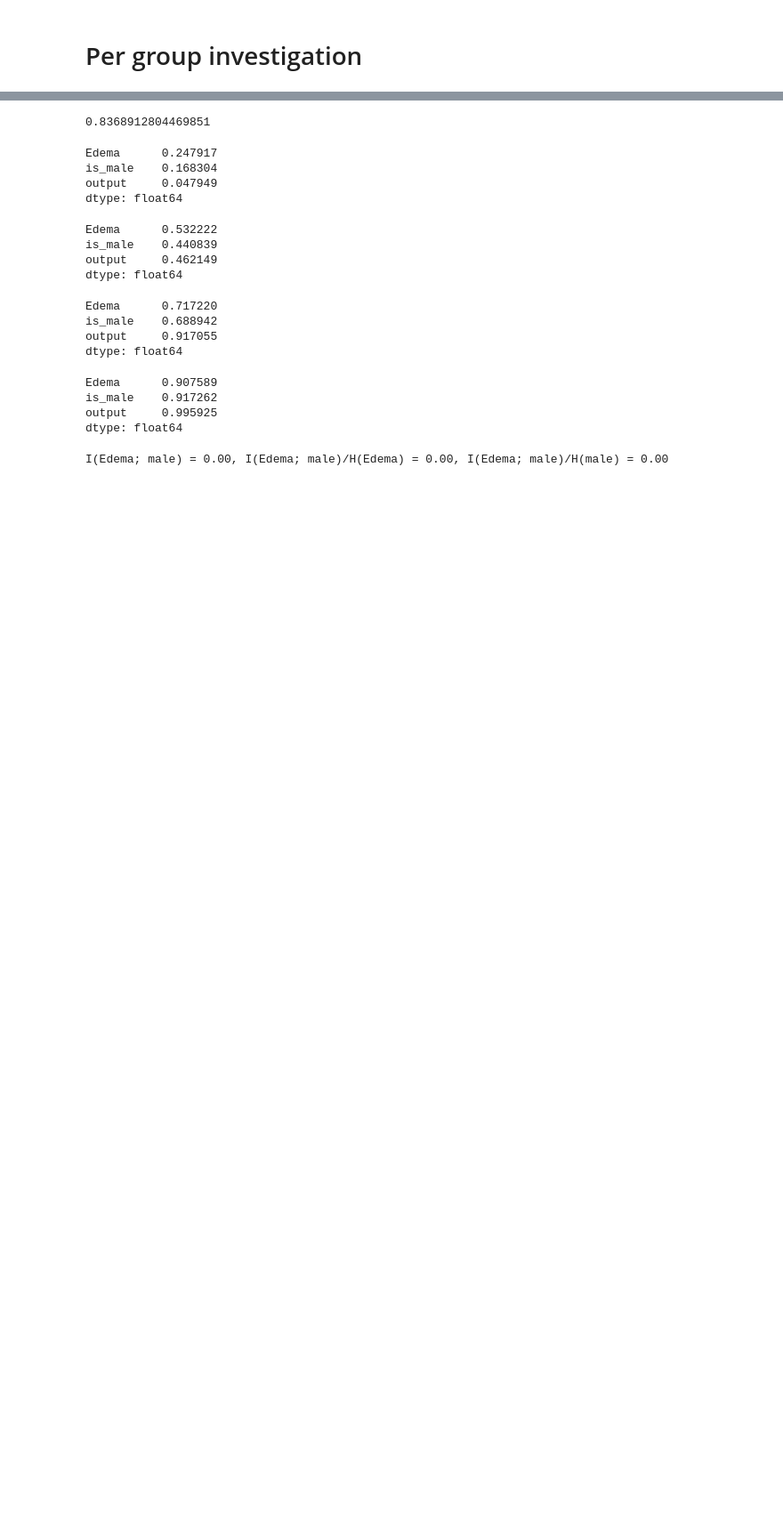
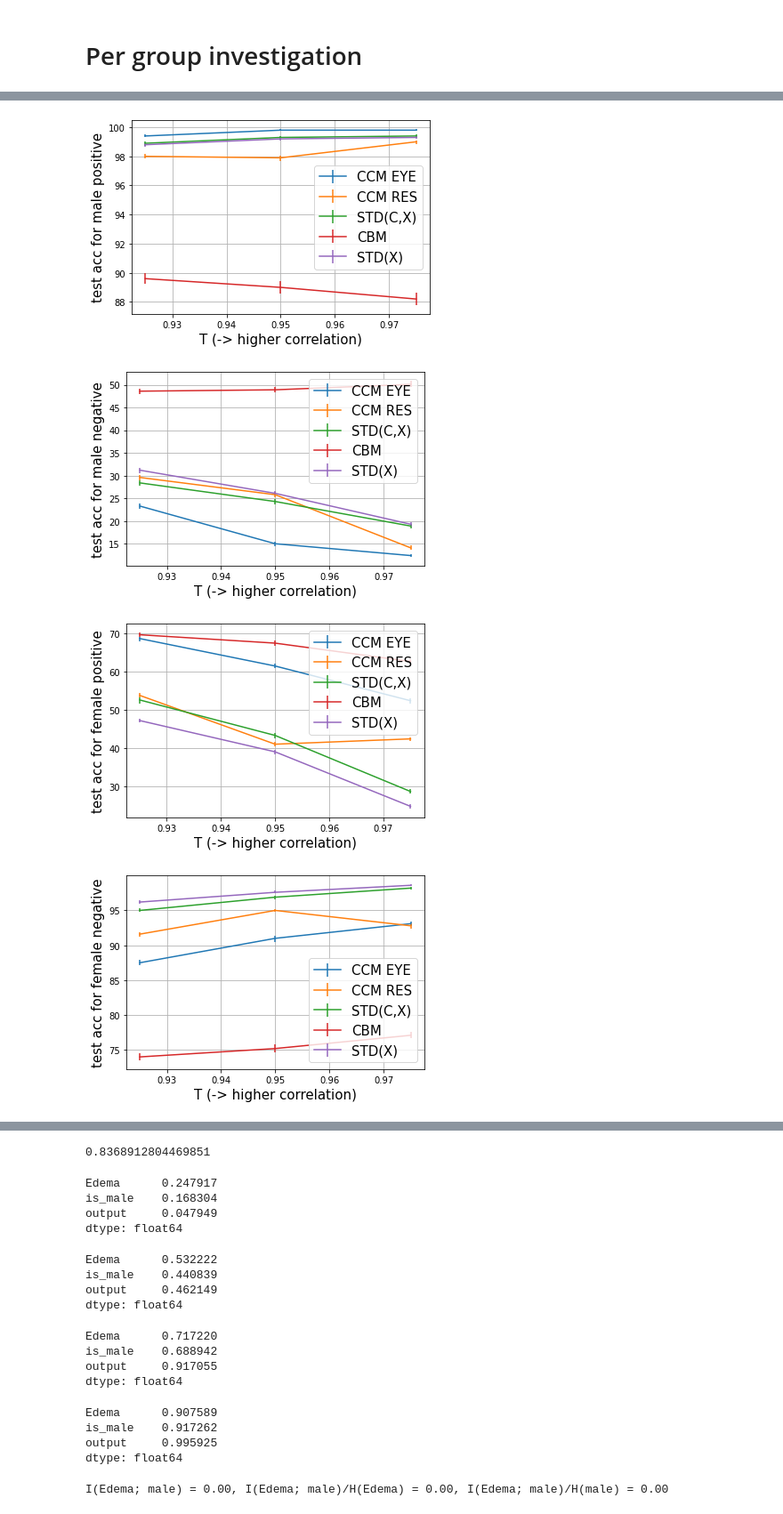
Before and after one commit to nathanwang000/ConceptCredibleModel, a Jupyter notebook: notebooks/mimic_stats.ipynb, the cells around one changed output, grey strips where cells are left out. Shown: that part at 89% size. Cells and saved outputs as stored; diff of their text form; code cells hidden in the pictures; blank space fills up the shorter version.

```diff
--- a/notebooks/mimic_stats.ipynb
+++ b/notebooks/mimic_stats.ipynb
@@ -327,0 +531,46 @@ AUC is_male: 0.8139296276786969
+# %%
+# key is T, value is [MP, MN, FP, FN]
+perf_dict_cbm = {
+    0.975: [88.2, 50.1, 62.7, 77.1],
+    0.95: [89.0, 48.9, 67.5, 75.2],
+    0.925: [89.6, 48.6, 69.7, 74.0],
+}
+perf_dict_alpha = { # EYE
+    0.975: [99.8, 12.4, 52.4, 93.1], # 1e-2
+    0.95: [99.8, 15.0, 61.5, 91.0], # 1e-2
+    0.925: [99.4, 23.3, 68.7, 87.5], # 1e-2
+}
+perf_dict_std = { # alpha=0
+    0.975: [99.4, 18.9, 28.6, 98.2],
+    0.95: [99.3, 24.3, 43.3, 96.9],
+    0.925: [98.9, 28.4, 52.6, 95.0],
+}
+perf_dict_ccmr = {
+    0.975: [99.0, 14.1, 42.4, 92.8],
+    0.95: [97.9, 25.8, 41.0, 95.0],
+    0.925: [98.0, 29.6, 53.8, 91.6],
+}
+perf_dict_stdx = {
+    0.975: [99.3, 19.3, 24.7, 98.6],
+    0.95: [99.2, 26.1, 39.0, 97.6],
+    0.925: [98.8, 31.2, 47.2, 96.2],
+}
+
+xlabel = "T (-> higher correlation)"
+
+for i, v in enumerate(['male positive', 'male negative', 'female positive', 'female negative']):
+    plot_d_noise(perf_dict_alpha, i, "CCM EYE")
+    plot_d_noise(perf_dict_ccmr, i, "CCM RES")
+    plot_d_noise(perf_dict_std, i, "STD(C,X)")
+    plot_d_noise(perf_dict_cbm, i, "CBM")
+    plot_d_noise(perf_dict_stdx, i, "STD(X)")
+    plt.ylabel(f'test acc for {v}', fontsize=15)
+    plt.xlabel(xlabel, fontsize=15)
+    plt.legend(fontsize=15)
+    plt.grid()
+    plt.show()
+# %% [output]
+[figure, added]
+[figure, added]
+[figure, added]
+[figure, added]
```
Also changed, not shown: parts of 17 cells of this notebook, 15 other files.
